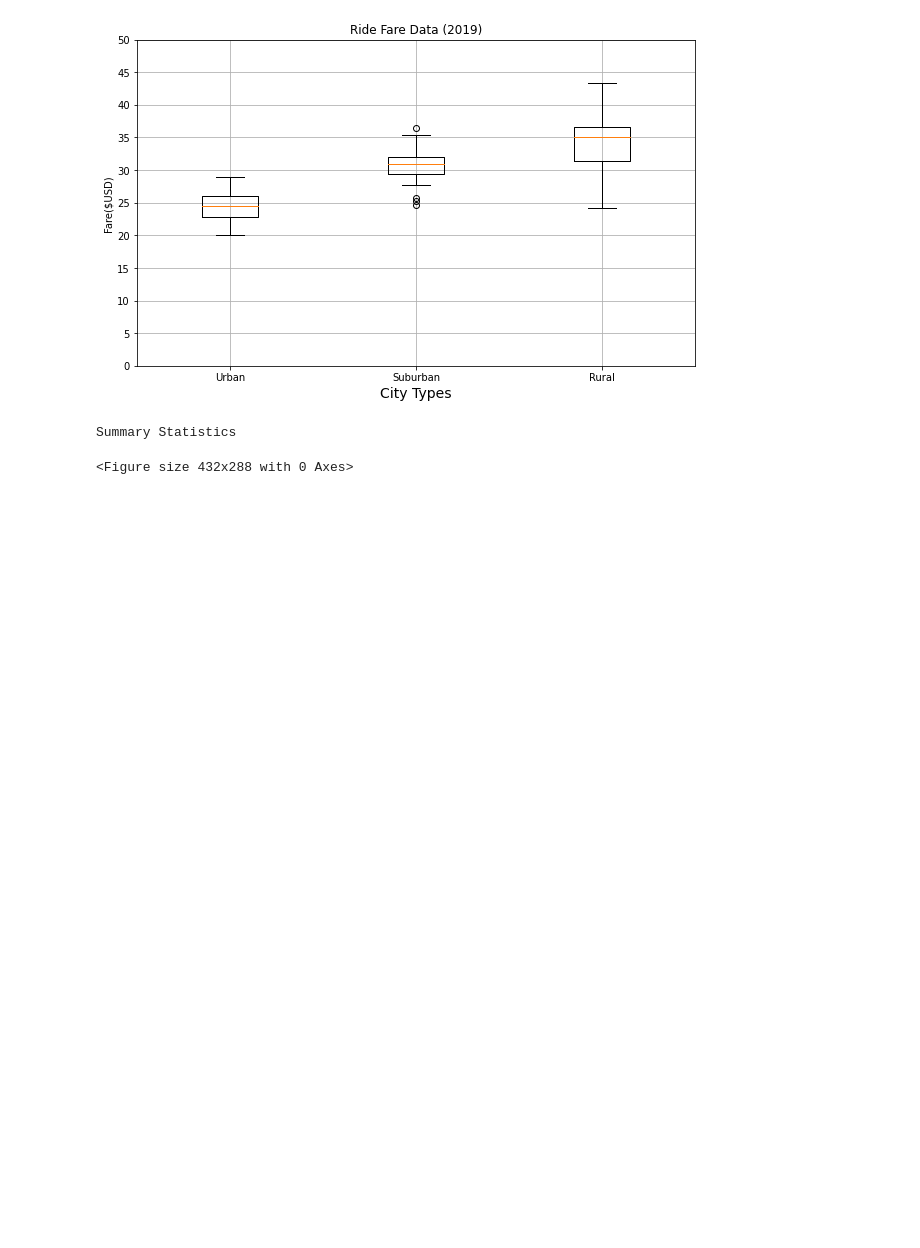
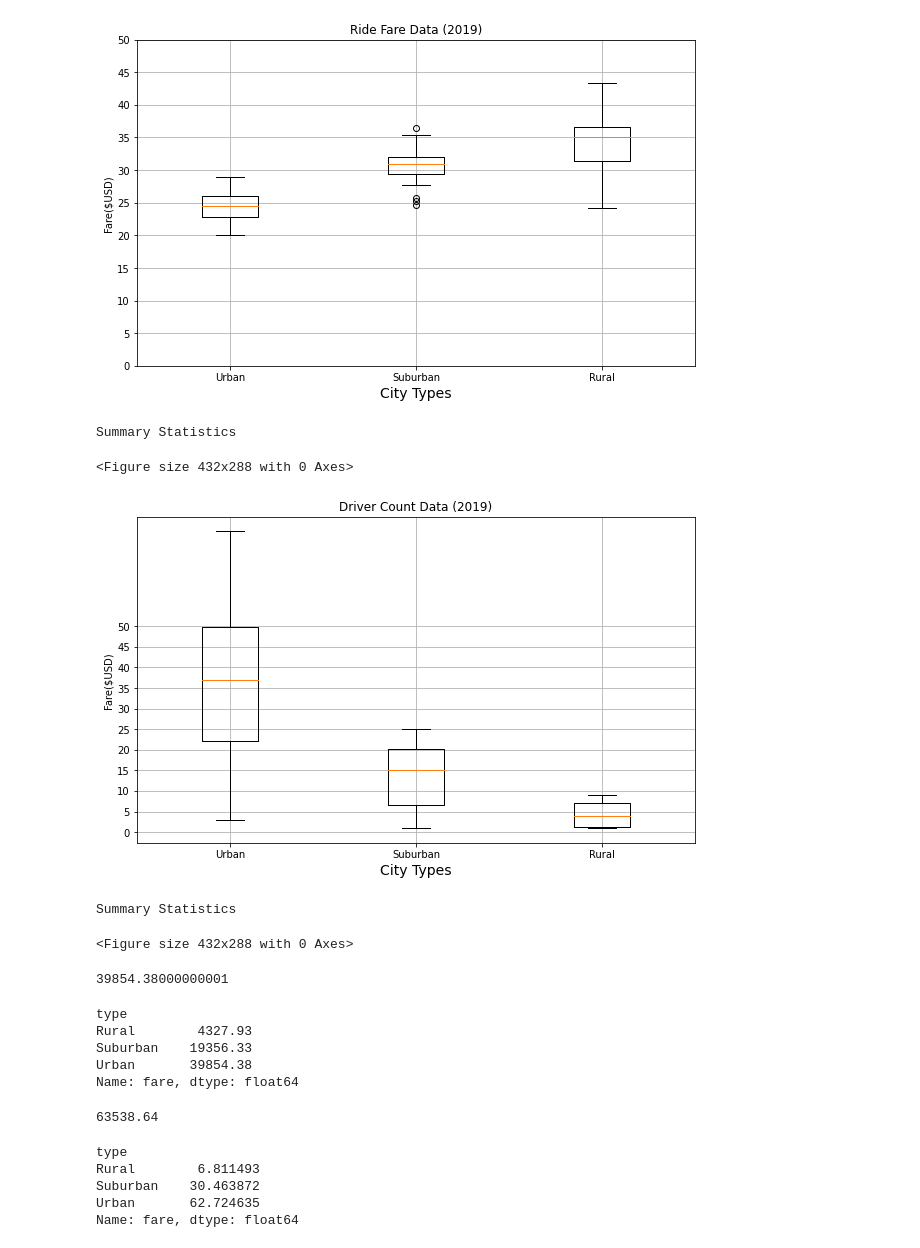
Before and after one commit to komalkish/PyBer_Analysis, a Jupyter notebook: PyBer.ipynb, the cells around one changed output. Saved outputs shown, nothing was run; the diff lists cells and outputs as text; code cells hidden in the pictures; blank space fills up the shorter version.

```diff
--- a/PyBer.ipynb
+++ b/PyBer.ipynb
@@ -533,15 +533,49 @@ Summary Statistics
 # %%
 # Create a box-and-whisker plot for the allcities driver data.
 x_labels = ["Urban", "Suburban", "Rural"]
-driver_data = [urban_driver_count, suburban_driver_count, ]
+driver_data = [urban_driver_count, suburban_driver_count, rural_driver_count]
 fig, ax = plt.subplots(figsize=(10,6))
-ax.boxplot(fare_data, labels=x_labels)
+ax.boxplot(driver_data, labels=x_labels)
 # Add the title, y-axis label and grid.
-ax.set_title('Ride Fare Data (2019)')
+ax.set_title('Driver Count Data (2019)')
 ax.set_ylabel('Fare($USD)')
 ax.set_xlabel("City Types",fontsize=14)
 ax.set_yticks(np.arange(0, 51, step=5.0))
 ax.grid()
 plt.show()
-plt.savefig("analysis/Fig3.png")
+plt.savefig("analysis/Fig4.png")
 print("Summary Statistics")
+# %% [output]
+[figure, added]
+Summary Statistics
+<Figure size 432x288 with 0 Axes>
+# %%
+urban_fare_count = urban_cities_df.groupby(["city"]).sum()["fare"]
+urban_fare_count.sum()
+# %% [output]
+39854.38000000001
+# %%
+sum_fares_by_type = pyber_data_df.groupby(["type"]).sum()["fare"]
+sum_fares_by_type
+# %% [output]
+type
+Rural        4327.93
+Suburban    19356.33
+Urban       39854.38
+Name: fare, dtype: float64
+# %%
+#sum of all fares
+total_fares = pyber_data_df["fare"].sum()
+total_fares
+# %% [output]
+63538.64
+# %%
+# Calculate the percentage of fare for each city type.
+type_percents = 100*sum_fares_by_type/total_fares
+type_percents
+# %% [output]
+type
+Rural        6.811493
+Suburban    30.463872
+Urban       62.724635
+Name: fare, dtype: float64
```
Also changed, not shown: parts of 1 cell of this notebook.
